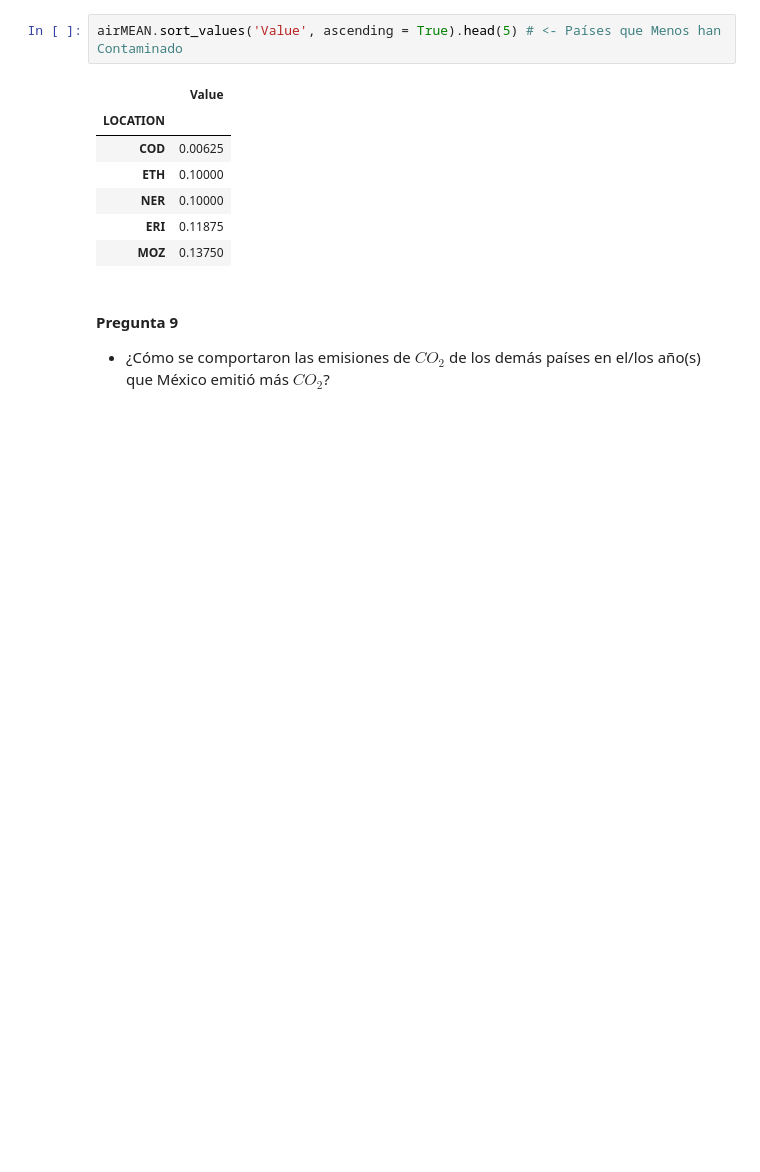
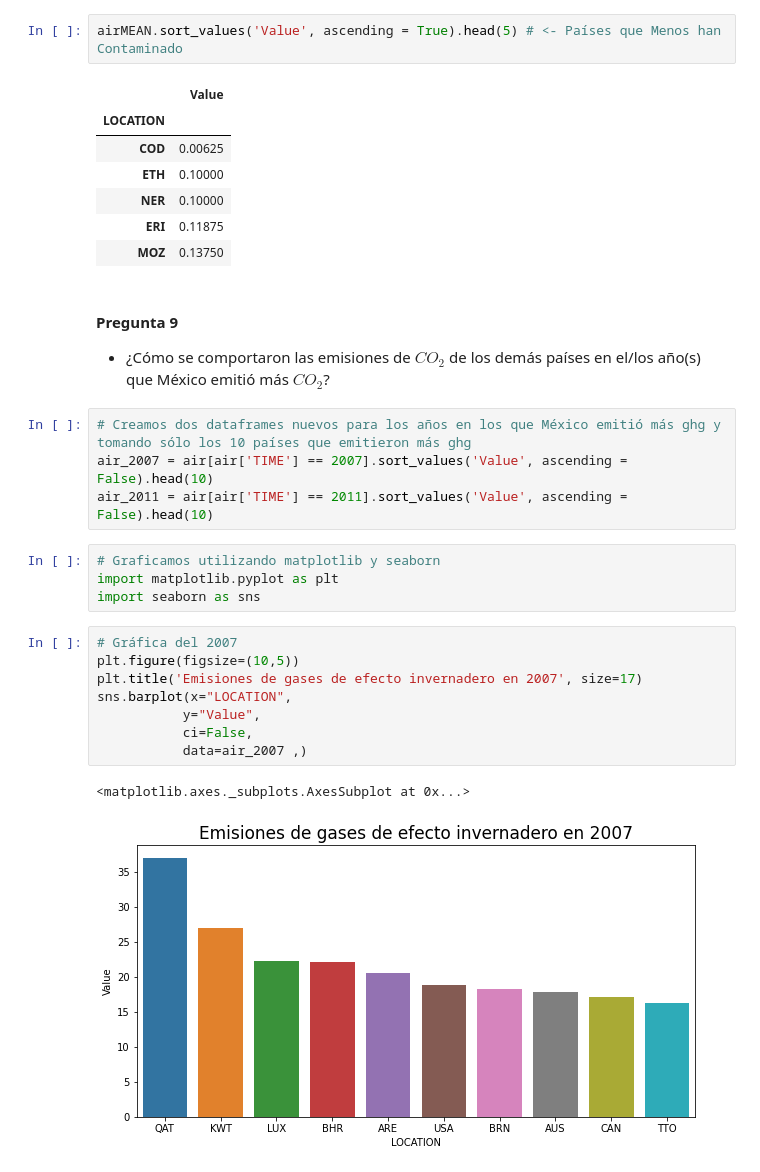
Before and after one commit to BennyRJZ/GHG, a Jupyter notebook: Bedu__Python.ipynb, the cells around one changed output. Drawn from its saved outputs; the diff is of its cells as text; blank space fills up the shorter version.

```diff
--- a/Bedu__Python.ipynb
+++ b/Bedu__Python.ipynb
@@ -354,3 +374,22 @@ airMEAN.sort_values('Value', ascending = True).head(5) # <- Países que Menos ha
 # %% [markdown]
 #### Pregunta 9
 - ¿Cómo se comportaron las emisiones de $CO_{2}$ de los demás países en el/los año(s) que México emitió más $CO_{2}$?
+# %%
+# Creamos dos dataframes nuevos para los años en los que México emitió más ghg y tomando sólo los 10 países que emitieron más ghg
+air_2007 = air[air['TIME'] == 2007].sort_values('Value', ascending = False).head(10)
+air_2011 = air[air['TIME'] == 2011].sort_values('Value', ascending = False).head(10)
+# %%
+# Graficamos utilizando matplotlib y seaborn
+import matplotlib.pyplot as plt
+import seaborn as sns
+# %%
+# Gráfica del 2007
+plt.figure(figsize=(10,5))
+plt.title('Emisiones de gases de efecto invernadero en 2007', size=17)
+sns.barplot(x="LOCATION",
+           y="Value",
+           ci=False,
+           data=air_2007 ,)
+# %% [output]
+<matplotlib.axes._subplots.AxesSubplot at 0x...>
+[figure, added]
```
Also changed, not shown: parts of 3 cells of this notebook.
